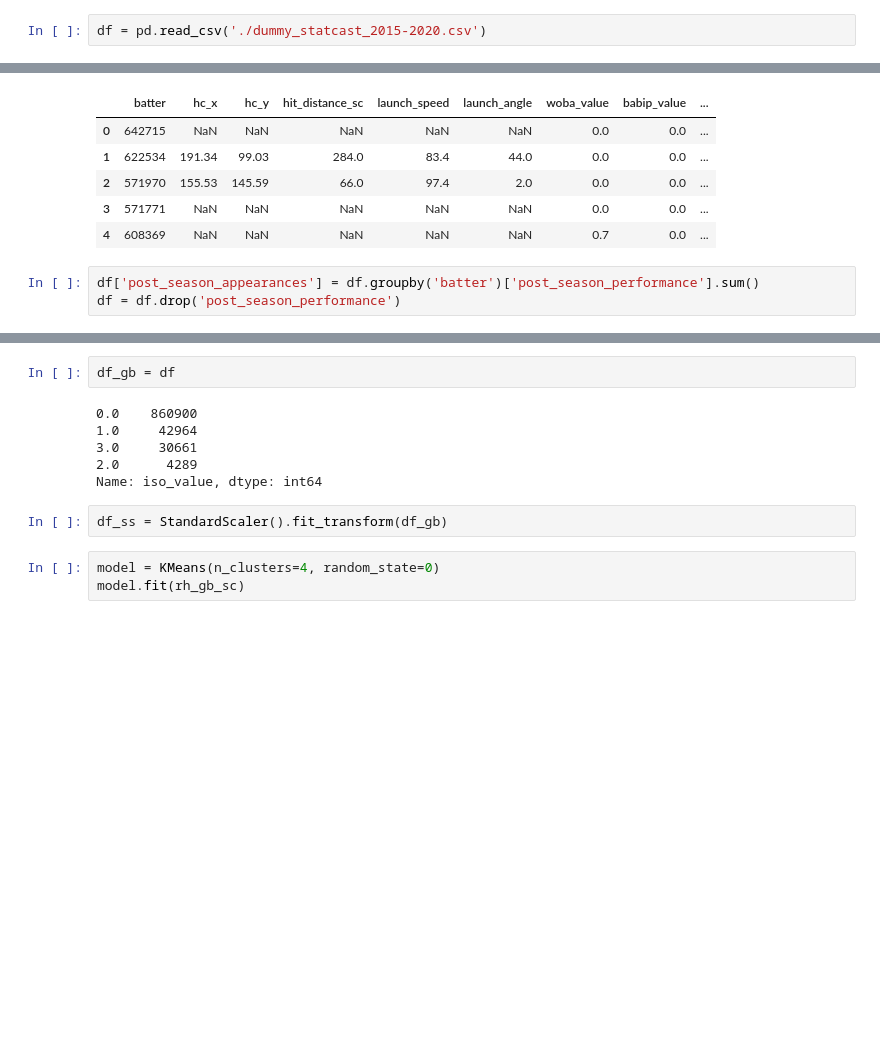
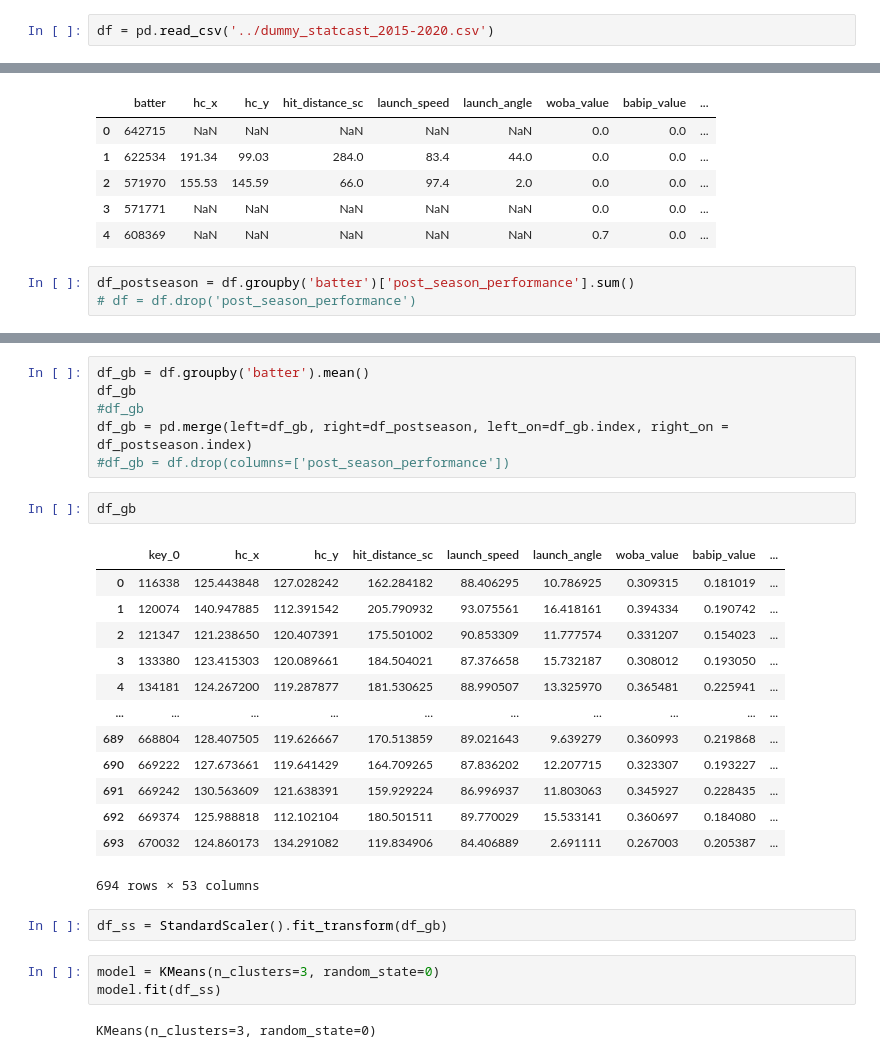
Before and after one commit to ethankuehl/project_6, a Jupyter notebook: code_messy/failed_organized_clustering.ipynb, the cells around one changed output, grey strips where cells are left out. Saved outputs shown, nothing was run; the diff lists cells and outputs as text; blank space fills up the shorter version.

```diff
--- a/organized_clustering.ipynb
+++ b/code_messy/failed_organized_clustering.ipynb
@@ -11,7 +11,7 @@ from sklearn.cluster import KMeans, k_means
 from sklearn.metrics import silhouette_score
 from sklearn.preprocessing import StandardScaler
 # %%
-df = pd.read_csv('./dummy_statcast_2015-2020.csv')
+df = pd.read_csv('../dummy_statcast_2015-2020.csv')
 # %%
 pd.set_option('display.max_columns', 200)
 pd.set_option('display.max_rows', 250)
@@ -248,5 +234,5 @@ df.head()
 | 3 | 571771 | NaN | NaN | NaN | NaN | NaN | 0.0 | 0.0 | ... |
 | 4 | 608369 | NaN | NaN | NaN | NaN | NaN | 0.7 | 0.0 | ... |
 # %%
-df['post_season_appearances'] = df.groupby('batter')['post_season_performance'].sum()
-df = df.drop('post_season_performance')
+df_postseason = df.groupby('batter')['post_season_performance'].sum()
+# df = df.drop('post_season_performance')
@@ -253,13 +264,29 @@ df = df.drop('post_season_performance')
+# %%
+df_gb = df.groupby('batter').mean()
+df_gb
+#df_gb
+df_gb = pd.merge(left=df_gb, right=df_postseason, left_on=df_gb.index, right_on = df_postseason.index)
+#df_gb = df.drop(columns=['post_season_performance'])
 # %%
-df_gb = df
+df_gb
 # %% [output]
+|  | key_0 | hc_x | hc_y | hit_distance_sc | launch_speed | launch_angle | woba_value | babip_value | ... |
+| 0 | 116338 | 125.443848 | 127.028242 | 162.284182 | 88.406295 | 10.786925 | 0.309315 | 0.181019 | ... |
+| 1 | 120074 | 140.947885 | 112.391542 | 205.790932 | 93.075561 | 16.418161 | 0.394334 | 0.190742 | ... |
+| 2 | 121347 | 121.238650 | 120.407391 | 175.501002 | 90.853309 | 11.777574 | 0.331207 | 0.154023 | ... |
+| 3 | 133380 | 123.415303 | 120.089661 | 184.504021 | 87.376658 | 15.732187 | 0.308012 | 0.193050 | ... |
+| 4 | 134181 | 124.267200 | 119.287877 | 181.530625 | 88.990507 | 13.325970 | 0.365481 | 0.225941 | ... |
+| ... | ... | ... | ... | ... | ... | ... | ... | ... | ... |
+| 689 | 668804 | 128.407505 | 119.626667 | 170.513859 | 89.021643 | 9.639279 | 0.360993 | 0.219868 | ... |
+| 690 | 669222 | 127.673661 | 119.641429 | 164.709265 | 87.836202 | 12.207715 | 0.323307 | 0.193227 | ... |
+| 691 | 669242 | 130.563609 | 121.638391 | 159.929224 | 86.996937 | 11.803063 | 0.345927 | 0.228435 | ... |
+| 692 | 669374 | 125.988818 | 112.102104 | 180.501511 | 89.770029 | 15.533141 | 0.360697 | 0.184080 | ... |
+| 693 | 670032 | 124.860173 | 134.291082 | 119.834906 | 84.406889 | 2.691111 | 0.267003 | 0.205387 | ... |
-0.0    860900
-1.0     42964
-3.0     30661
-2.0      4289
-Name: iso_value, dtype: int64
+694 rows × 53 columns
 # %%
 df_ss = StandardScaler().fit_transform(df_gb)
 # %%
-model = KMeans(n_clusters=4, random_state=0)
-model.fit(rh_gb_sc)
+model = KMeans(n_clusters=3, random_state=0)
+model.fit(df_ss)
+# %% [output]
+KMeans(n_clusters=3, random_state=0)
```
Also changed, not shown: parts of 5 cells of this notebook, 4 other files.
